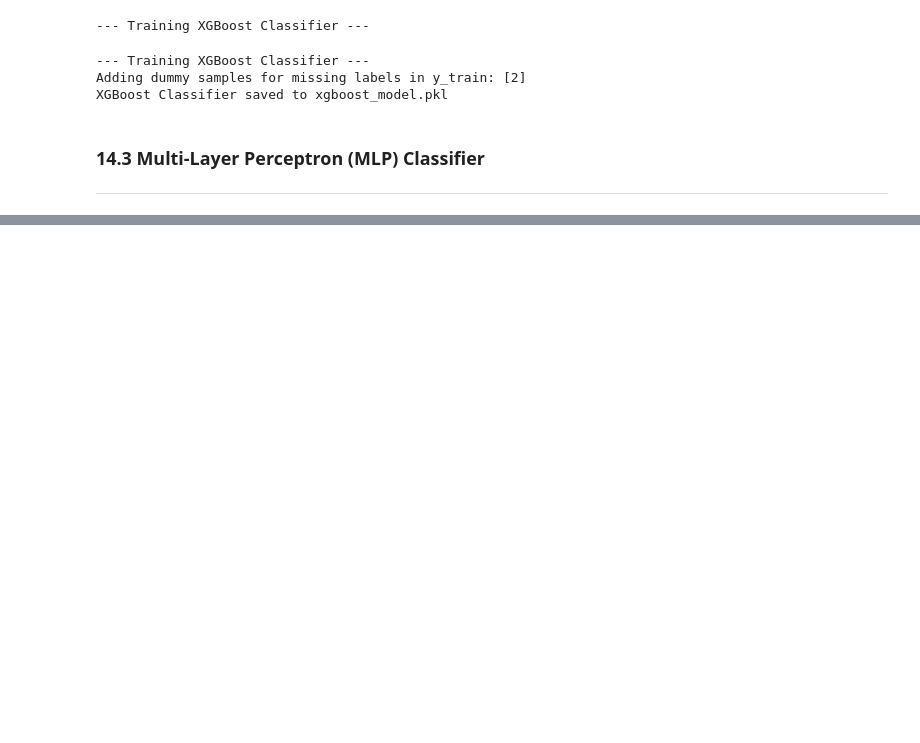
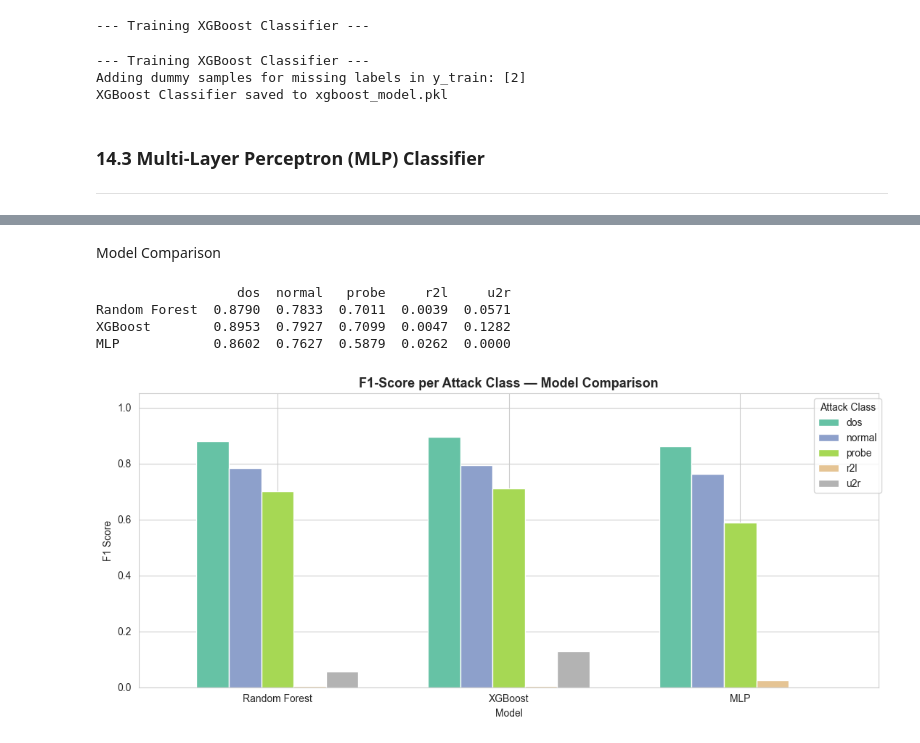
Before and after one commit to AKASH1231961/Intrusion-Detection-in-Network-Traffic-, a Jupyter notebook: EDA+modelcreation.ipynb, the cells around one changed output, grey strips where cells are left out. Saved outputs shown, nothing was run; the diff lists cells and outputs as text; code cells hidden in the pictures; blank space fills up the shorter version.

```diff
--- a/EDA+modelcreation.ipynb
+++ b/EDA+modelcreation.ipynb
@@ -1055,0 +1057,38 @@ MLP Classifier saved to mlp_model.pkl
+# %% [markdown]
+Model Comparison
+# %%
+from sklearn.metrics import f1_score
+
+attack_classes = ['dos', 'normal', 'probe', 'r2l', 'u2r']
+
+results = {}
+for name, preds in [('Random Forest', rf_preds_named),
+                    ('XGBoost',       xgb_preds_named),
+                    ('MLP',           mlp_preds_named)]:
+    f1s = f1_score(y_test_named, preds,
+                   labels=attack_classes,
+                   average=None,
+                   zero_division=0)
+    results[name] = dict(zip(attack_classes, f1s))
+
+results_df = pd.DataFrame(results).T
+print(results_df.round(4))
+
+results_df.plot(kind='bar', figsize=(11, 5), colormap='Set2',
+                edgecolor='white', width=0.7)
+plt.title('F1-Score per Attack Class — Model Comparison',
+          fontsize=13, fontweight='bold')
+plt.xlabel('Model')
+plt.ylabel('F1 Score')
+plt.xticks(rotation=0)
+plt.ylim(0, 1.05)
+plt.legend(title='Attack Class', bbox_to_anchor=(1.01, 1))
+plt.tight_layout()
+plt.savefig('model_comparison_f1.png', dpi=150, bbox_inches='tight')
+plt.show()
+# %% [output]
+                  dos  normal   probe     r2l     u2r
+Random Forest  0.8790  0.7833  0.7011  0.0039  0.0571
+XGBoost        0.8953  0.7927  0.7099  0.0047  0.1282
+MLP            0.8602  0.7627  0.5879  0.0262  0.0000
+[figure, added]
```
Also changed, not shown: parts of 26 cells of this notebook.
